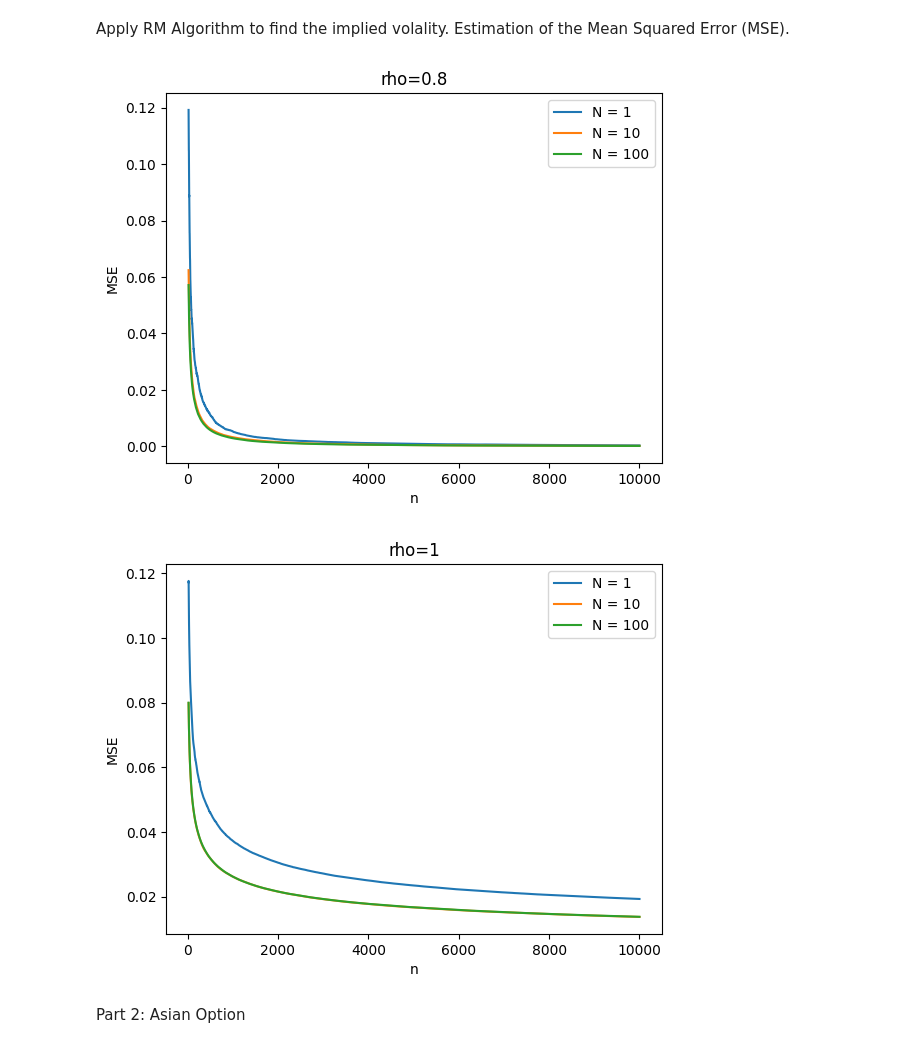
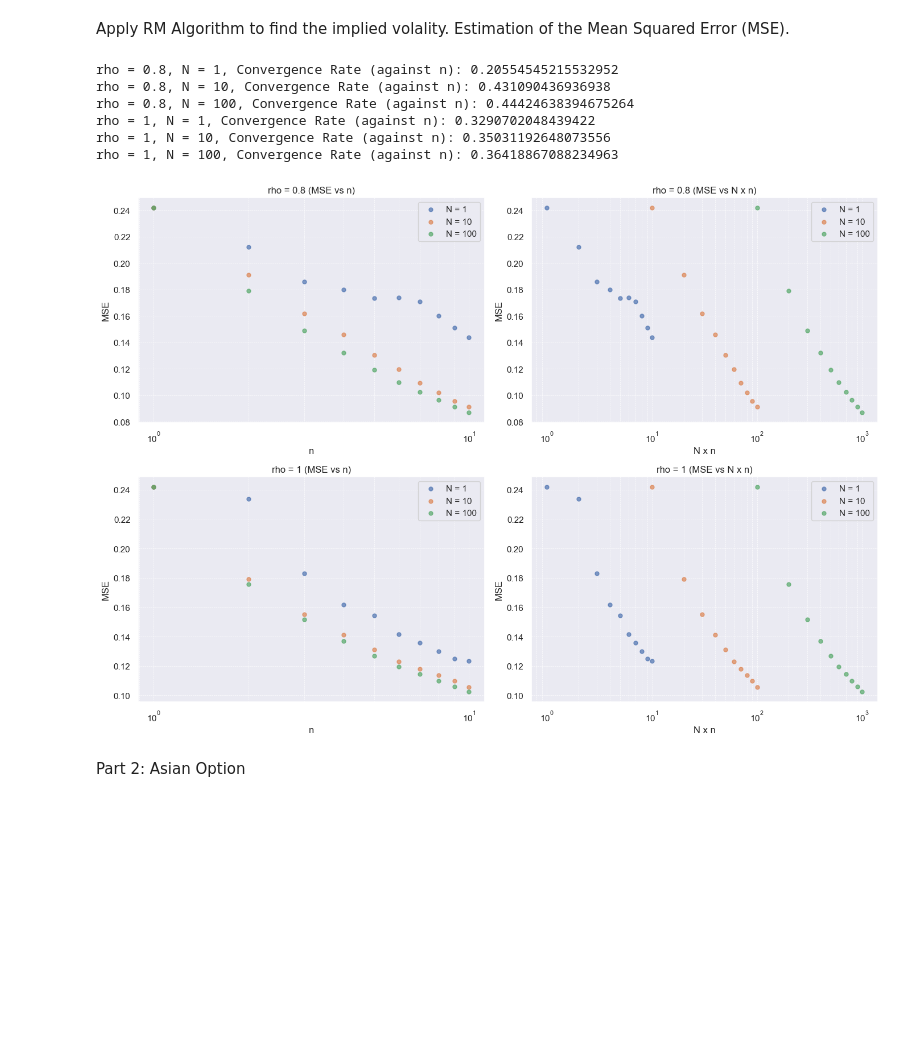
Before and after one commit to Drykx/Monte-Carlo-Project, a Jupyter notebook: Raport.ipynb, the cells around one changed output. Saved outputs shown, nothing was run; the diff lists cells and outputs as text; code cells hidden in the pictures; blank space fills up the shorter version.

```diff
--- a/Raport.ipynb
+++ b/Raport.ipynb
@@ -101,27 +129,53 @@ print(f" This is a pretty good approximation since with this sigma_opt we obtain
 Question 2: RM algorithm to obtain the volatility
 # %% [markdown]
 Apply RM Algorithm to find the implied volality. Estimation of the Mean Squared Error (MSE).
-# %%
-n = 10000
-iterations = 100
-K, S0, r, T, I_market = 120, 100, 0.05, 0.2, 22
-for rho in [0.8,1]:
-    plt.figure()
-    plt.title('rho=' + str(rho))
-    for N in [1,10,100]:
-        # Estimate expectation of MSE
-        all_sigma_estim = np.empty((iterations,), dtype=np.ndarray)
-        for i in range(iterations):
-            all_sigma_estim[i] = RM_European(n, N, rho, K, S0, T, r, I_market)
-        MSE = np.mean((all_sigma_estim - sigma_opt)**2, axis=0)
-
-        plt.plot(np.arange(21, n+1), MSE[20:], label='N = ' + str(N))
-    plt.legend()
-    plt.xlabel('n')
-    plt.ylabel('MSE')
-# %% [output]
-[figure, removed]
-[figure, removed]
+# %%
+n = 10
+iterations = 100
+K, S0, r, T, I_market = 120, 100, 0.05, 0.2, 22
+# Setting seaborn style
+sns.set(style="darkgrid")
+
+# Create a 2x2 subplot using seaborn style
+fig, axes = plt.subplots(2, 2, figsize=(14, 10))
+
+for i, rho in enumerate([0.8, 1]):
+    axes[i, 0].set_title(f'rho = {rho} (MSE vs n)')
+    axes[i, 1].set_title(f'rho = {rho} (MSE vs N x n)')
+
+    for N in [1, 10, 100]:
+        all_sigma_estim = np.empty((iterations, n))
+        for j in range(iterations):
+            all_sigma_estim[j] = RM_European(n, N, rho, K, S0, T, r, I_market)
+        MSE = np.mean((all_sigma_estim - sigma_opt)**2, axis=0)
+
+        axes[i, 0].scatter(np.arange(1, n+1), MSE, label=f'N = {N}', s=25, alpha=0.7)
+        axes[i, 1].scatter(N * np.arange(1, n+1), MSE, label=f'N = {N}', s=25, alpha=0.7)
+
+        # Calculate convergence rate
+        log_n_iterations = np.log(np.arange(1, n+1))
+        log_errors = np.log(MSE)
+        convergence_rate_n = -linregress(log_n_iterations, log_errors)[0]
+        print(f'rho = {rho}, N = {N}, Convergence Rate (against n): {convergence_rate_n}')
+
+    # Setting labels, legends, and log scale for x-axis
+    for ax in axes[i, :]:
+        ax.set_xscale('log')
+        ax.legend()
+        ax.set_xlabel('n' if ax == axes[i, 0] else 'N x n')
+        ax.set_ylabel('MSE')
+        ax.grid(True, which="both", ls="--", linewidth=0.5)
+
+plt.tight_layout()
+plt.show()
+# %% [output]
+rho = 0.8, N = 1, Convergence Rate (against n): 0.20554545215532952
+rho = 0.8, N = 10, Convergence Rate (against n): 0.431090436936938
+rho = 0.8, N = 100, Convergence Rate (against n): 0.44424638394675264
+rho = 1, N = 1, Convergence Rate (against n): 0.3290702048439422
+rho = 1, N = 10, Convergence Rate (against n): 0.35031192648073556
+rho = 1, N = 100, Convergence Rate (against n): 0.36418867088234963
+[figure, added]
 # %% [markdown]
 Part 2: Asian Option
 # %%
```
Also changed, not shown: parts of 40 cells of this notebook.
